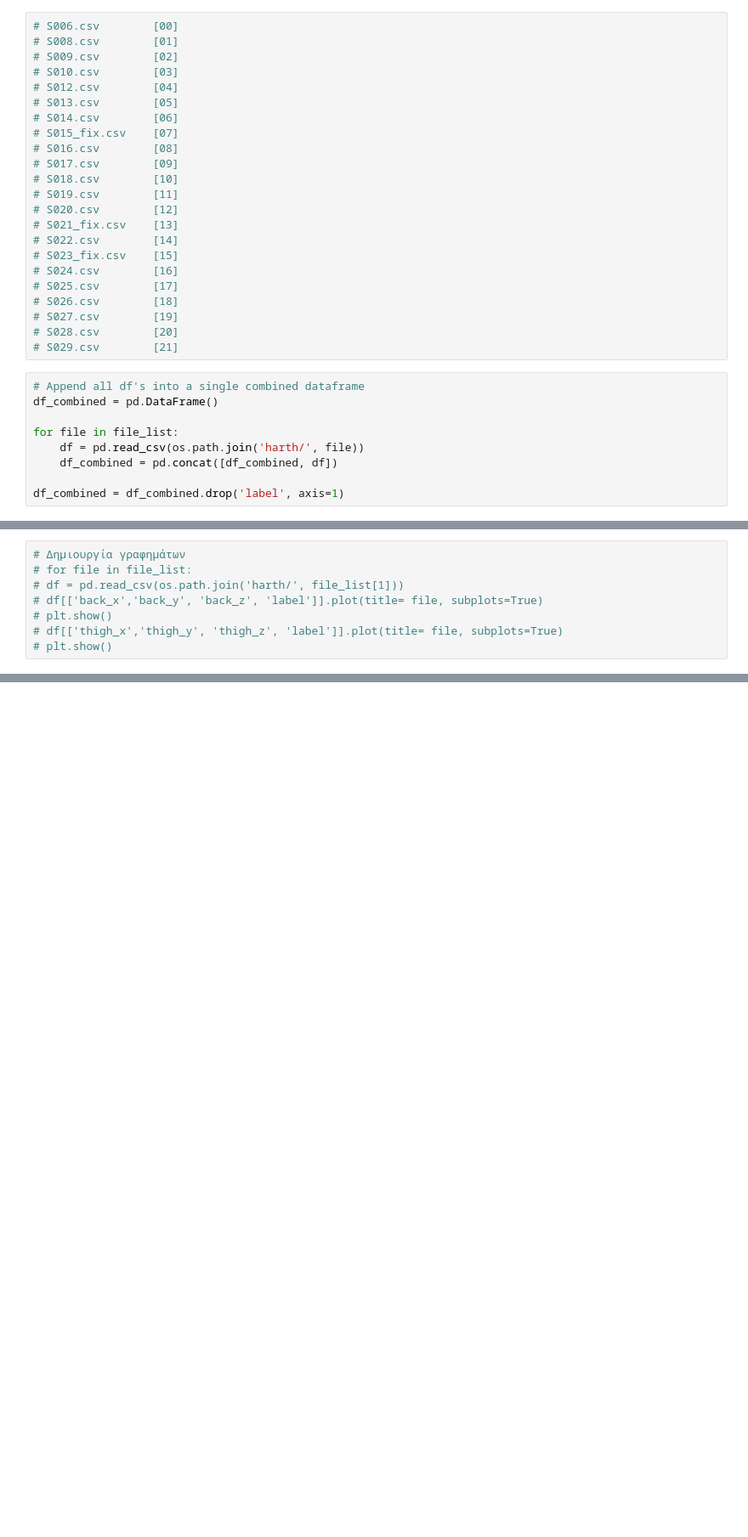
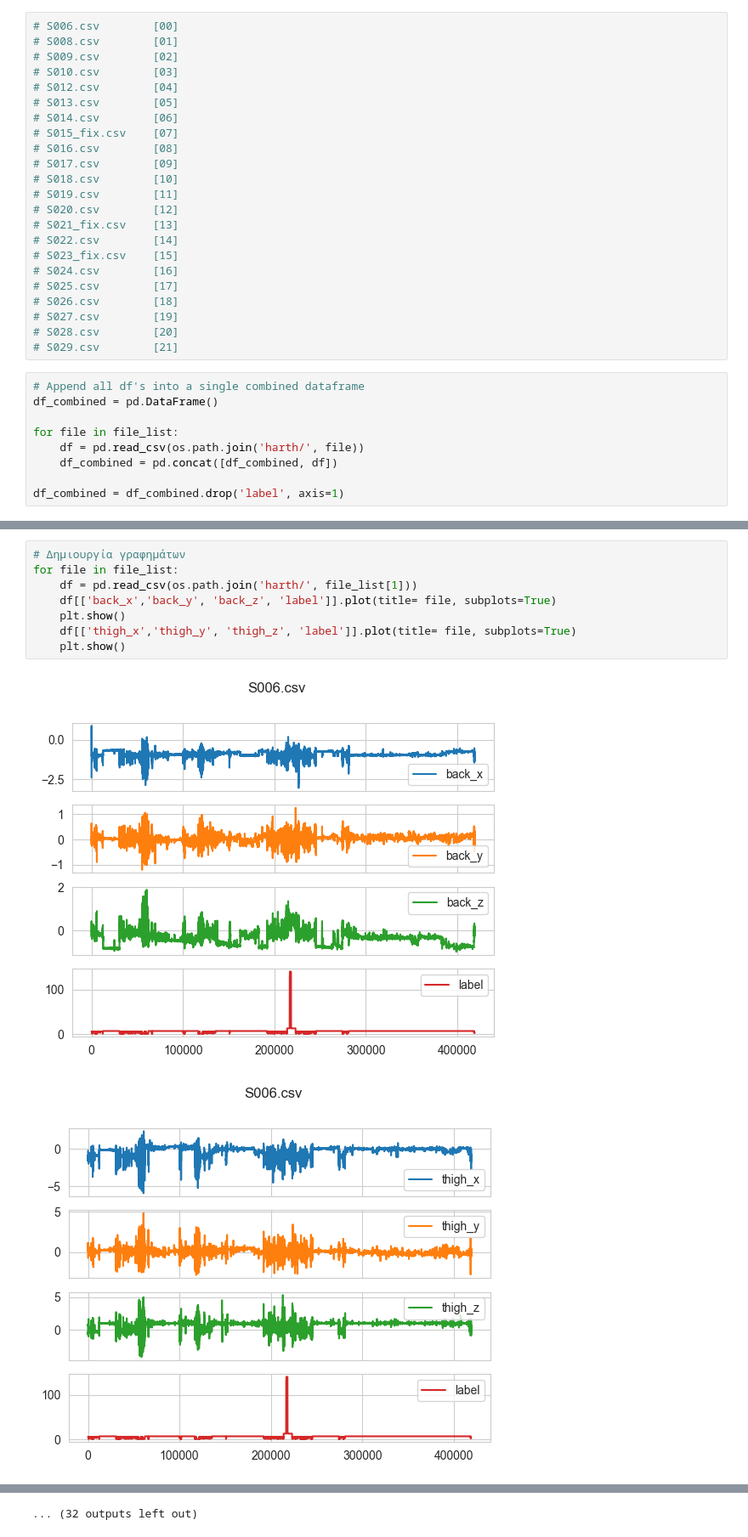
Before and after one commit to alex-xiarchos/ceid-DataMining, a Jupyter notebook: data_analysis.ipynb, the cells around one changed output, grey strips where cells are left out. Shown at 85% size. Cells and saved outputs as stored; diff of their text form; blank space fills up the shorter version.

```diff
--- a/data_analysis.ipynb
+++ b/data_analysis.ipynb
@@ -53,8 +78,11 @@ df_combined.describe()
 # %%
 # Δημιουργία γραφημάτων
-# for file in file_list:
-# df = pd.read_csv(os.path.join('harth/', file_list[1]))
-# df[['back_x','back_y', 'back_z', 'label']].plot(title= file, subplots=True)
-# plt.show()
-# df[['thigh_x','thigh_y', 'thigh_z', 'label']].plot(title= file, subplots=True)
-# plt.show()
+for file in file_list:
+    df = pd.read_csv(os.path.join('harth/', file_list[1]))
+    df[['back_x','back_y', 'back_z', 'label']].plot(title= file, subplots=True)
+    plt.show()
+    df[['thigh_x','thigh_y', 'thigh_z', 'label']].plot(title= file, subplots=True)
+    plt.show()
+# %% [output]
+[figure, added]
+[figure, added]
@@ -61 +99,2 @@ df_combined.describe()
+... (32 outputs left out)
 # %%
```
Also changed, not shown: parts of 5 cells of this notebook, 12 other files.
